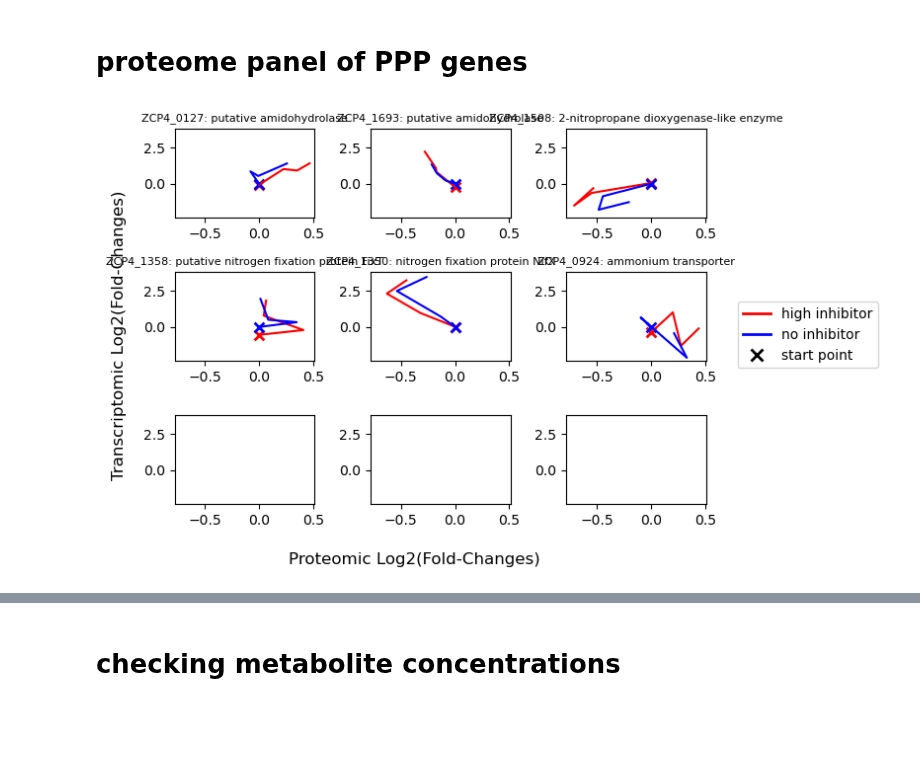
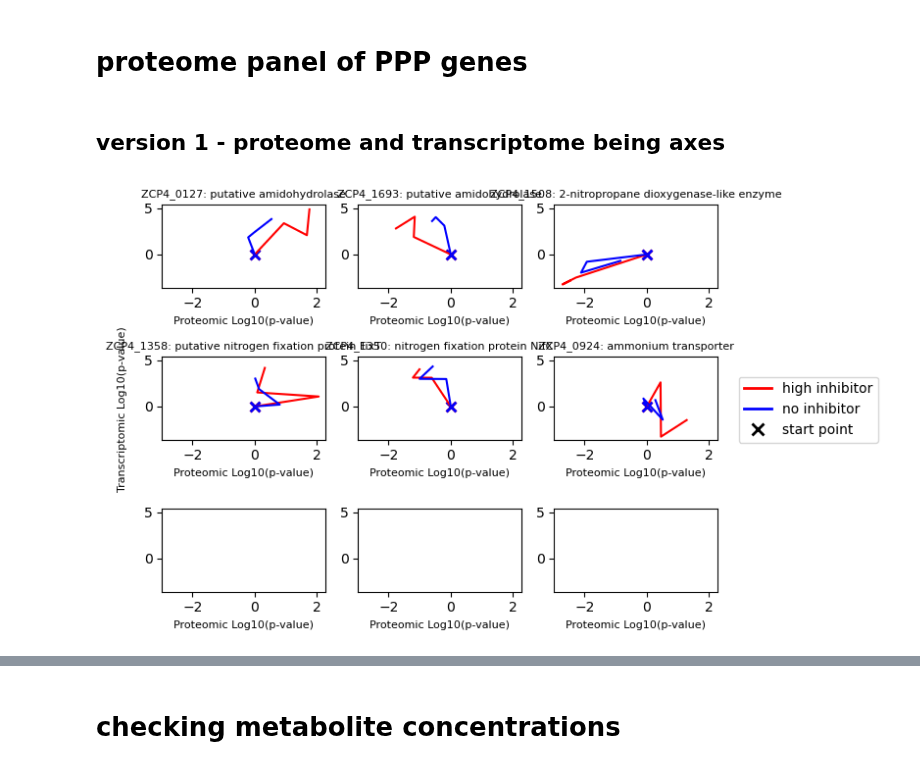
Before and after one commit to cristalzucsd/iModulonMiner, a Jupyter notebook: 5_characterize_iModulons/8_xylose_story.ipynb, the cells around one changed output, grey strips where cells are left out. Drawn from its saved outputs; the diff is of its cells as text; code cells hidden in the pictures; blank space fills up the shorter version.

```diff
--- a/5_characterize_iModulons/8_xylose_story.ipynb
+++ b/5_characterize_iModulons/8_xylose_story.ipynb
@@ -144,7 +259,7 @@ for col in col_opts:
 # %%
 # options
 nitrogen_genes = [
-    #'ZCP4_1183', 'ZCP4_0790', 'ZCP4_0614', 'ZCP4_0397',
+    'ZCP4_1183', 'ZCP4_0790', 'ZCP4_0614', 'ZCP4_0397',
     'ZCP4_0127', 'ZCP4_1693', 'ZCP4_1508', 'ZCP4_1358',
     'ZCP4_1350', 'ZCP4_0924'
 ]
@@ -152,7 +267,7 @@ nitrogen_genes = [
 PPP_genes = [
     'ZCP4_0122', 'ZCP4_1667', 'ZCP4_1066', 'ZCP4_1199',
     'ZCP4_0134', 'ZCP4_1069', 'ZCP4_0905',
-    'ZMO2_RS05625', 'ZMO2_RS05645', 'ZMO2_RS05650', 'ZMO2_RS05815'
+    'ZMO2_RS05625', 'ZMO2_RS05645', 'ZMO2_RS05650', 'ZMO2_RS05815', 'ZMO2_RS05810',
 ]
 xylose_to_g3p_genes = [
     'ZCP4_1069', 'ZCP4_0134', 'ZCP4_1066', 'ZCP4_0801',
@@ -197,9 +312,13 @@ conversion_2 = {
     'no_LDI_early_xylose_fold_change' : 'lignocellulose_ferment:low_ACSH_late',
     'no_LDI_late_xylose_fold_change' : 'lignocellulose_ferment:low_ACSH_stat',
 }
+# %% [markdown]
+## version 1 - proteome and transcriptome being axes
 # %%
 # settings
 plot_genes = nitrogen_genes
+prot_changes_df = flipped_proteome_p_value_df
+gene_changes_df = flipped_expr_p_value_df
 
 size = math.ceil(len(plot_genes)**.5)
 fig, axs = plt.subplots(size,size)
@@ -212,24 +331,29 @@ for gene in plot_genes:
     ax = next(ax_iter)
     # let's look at expression, iM activity, and proteomics of the genes in question
     #prot_index = ica_data.gene_table.loc[gene].ZM4_locus.split('_')[1]
-    gene_changes = np.log2(2**sample_X_df[column_to_sample.values()].loc[gene] / 2**sample_X_df['lignocellulose_ferment:low_ACSH_early'].loc[gene])
-    if gene in ica_data.gene_table.index:
-        prot_changes = np.log2(ica_data.gene_table.loc[gene][column_to_sample.keys()].astype(float).rename(index = column_to_sample))
+    gene_changes = gene_changes_df.loc[gene]
+    #if gene in ica_data.gene_table.index:
+        #prot_changes = np.log2(ica_data.gene_table.loc[gene][column_to_sample.keys()].astype(float).rename(index = column_to_sample))
+    #else:
+    if gene in conversion:
+        prot_changes = prot_changes_df.rename(columns = conversion_2).loc[conversion[gene]]
     else:
-        prot_changes = proteome_fold_change_df.rename(columns = conversion_2).loc[conversion[gene]]
+        ZM_gene = ica_data.gene_table.loc[gene].ZM4_locus.split('_')[1]
+        prot_changes = prot_changes_df.rename(columns = conversion_2).loc[ZM_gene]
 
     order_1 = [
-        'lignocellulose_ferment:high_ACSH_early',
-        'lignocellulose_ferment:high_ACSH_mid',
-        'lignocellulose_ferment:high_ACSH_late',
-        'lignocellulose_ferment:high_ACSH_stat',
+        'LDI_early_glucose',
+        'LDI_late_glucose',
+        'LDI_early_xylose',
+        'LDI_late_xylose',
     ]
     order_2 = [
-        'lignocellulose_ferment:low_ACSH_early',
-        'lignocellulose_ferment:low_ACSH_mid',
-        'lignocellulose_ferment:low_ACSH_late',
-        'lignocellulose_ferment:low_ACSH_stat'
+        'no_LDI_early_glucose',
+        'no_LDI_late_glucose',
+        'no_LDI_early_xylose',
+        'no_LDI_late_xylose',
     ]
+
     if gene in gene_to_label:
         label = gene_to_label[gene]
     else:
@@ -245,34 +369,33 @@ for gene in plot_genes:
         max_x = max(prot_changes.loc[order_1+order_2])
     if min(gene_changes.loc[order_1+order_2]) < min_y:
         min_y = min(gene_changes.loc[order_1+order_2])
     if max(gene_changes.loc[order_1+order_2]) > max_y:
         max_y = max(gene_changes.loc[order_1+order_2])
 for ax in axs.flatten():
     ax.set_xlim([1.1*min_x, 1.1*max_x])
     ax.set_ylim([1.1*min_y, 1.1*max_y])
-
-fig.supxlabel('Proteomic Log2(Fold-Changes)')
-fig.supylabel('Transcriptomic Log2(Fold-Changes)')
+    ax.set_xlabel('Proteomic Log10(p-value)', fontsize = 8)
+    ax.set_ylabel('Transcriptomic Log10(p-value)', fontsize = 8)
 
 # Create custom legend elements using Line2D and Patch
 legend_handles = [
     Line2D([0], [0], color='red', lw=2, label='high inhibitor'),
     Line2D([0], [0], color='blue', lw=2, label='no inhibitor'),
     Line2D([0], [0], color='black', lw=0, marker='x', markersize=8, markeredgewidth=2, label='start point')
 ]
 patch = Patch(color='yellow', label='Custom Patch')  # Example of a patch in the legend
 
 # Combine the line and patch objects into a single legend
 fig.legend(handles = legend_handles, loc='center left', bbox_to_anchor=(1, 0.5))
 
 plt.tight_layout()
 plt.savefig('../figures/xylose_story_panel.pdf', transparent = True)
 plt.show()
 
 # create and save legend
 plt.figure()
 plt.legend(handles = legend_handles, loc='center')
 plt.savefig('../figures/xylose_story_panel_legend.pdf', transparent = True)
 plt.close()
 # %% [output]
-[figure, old version]
+[figure, new version]
```
Also changed, not shown: parts of 9 cells of this notebook, 3 other files.
